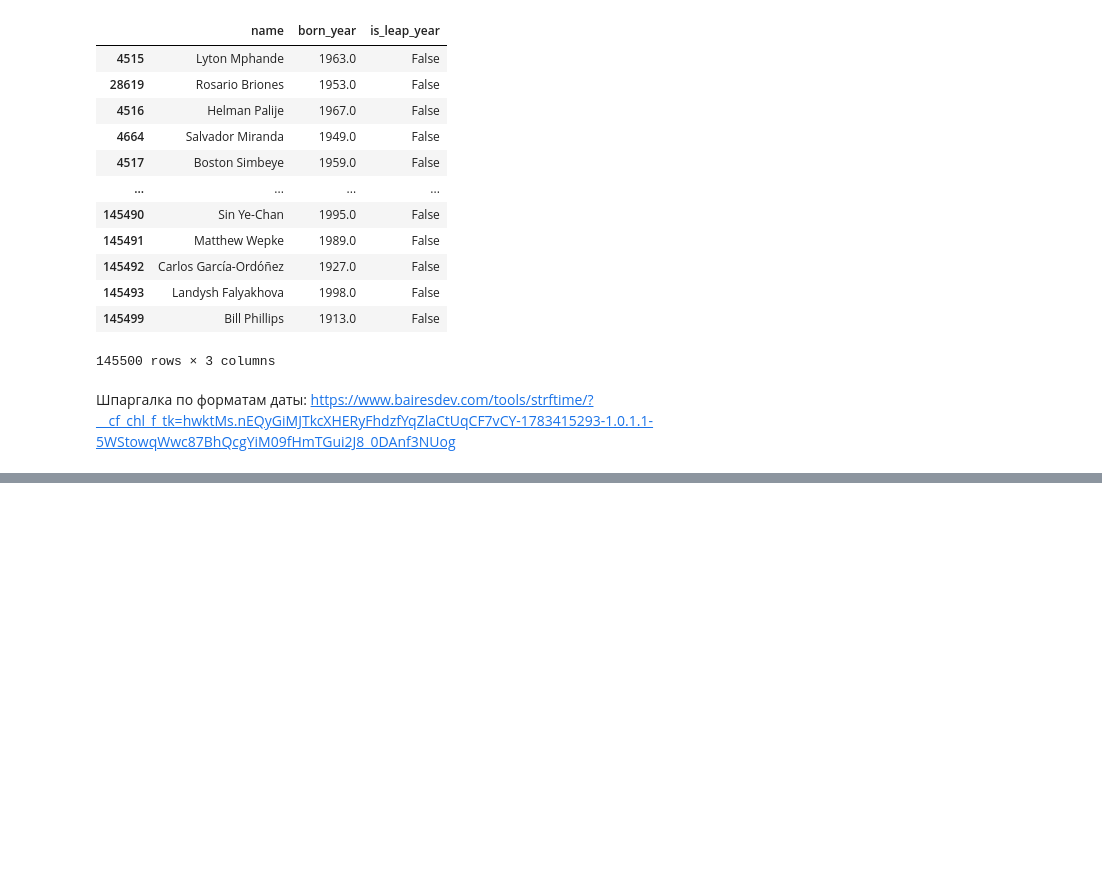
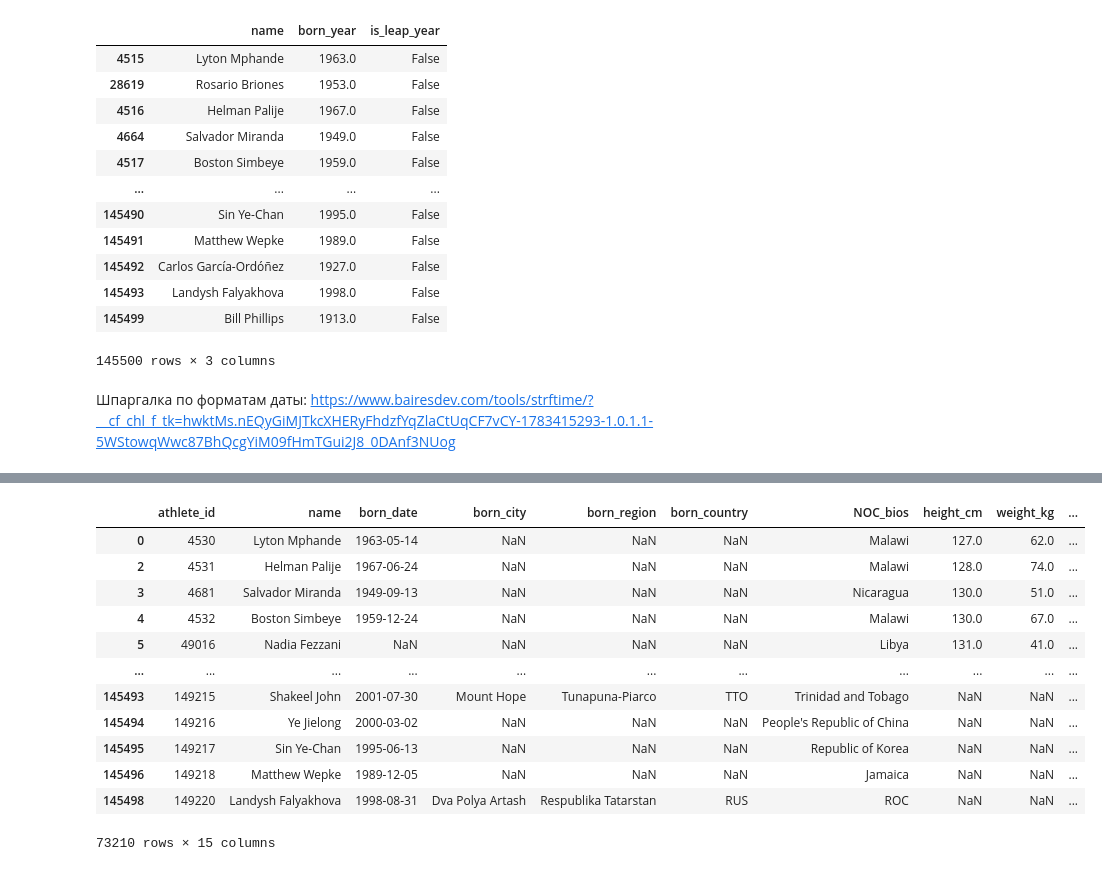
Before and after one commit to KidIsKing/learn_pandas, a Jupyter notebook: tutorial.ipynb, the cells around one changed output, grey strips where cells are left out. Saved outputs shown, nothing was run; the diff lists cells and outputs as text; code cells hidden in the pictures; blank space fills up the shorter version.

```diff
--- a/tutorial.ipynb
+++ b/tutorial.ipynb
@@ -781,0 +803,12 @@ bios_new.to_csv("data/bios_new.csv", index=False)  # Сохранение обн
+# %%
+def categorize_athlete(row):
+    """Определение атлета по весу и росту."""
+    if row["height_cm"] < 175 and row["weight_kg"] < 70:
+        return "Lightweight"
+    elif row["height_cm"] < 185 or row["weight_kg"] <= 80:
+        return "Middleweight"
+    else:
+        return "Heavyweight"
+
+
+bios["Category"] = bios.apply(categorize_athlete, axis=1)  # axis=1 - выбор между строками и столбцами (0 и 1 соответственно)
@@ -781,0 +824,2 @@ bios_new.to_csv("data/bios_new.csv", index=False)  # Сохранение обн
+# %%
+nocs = pd.read_csv("data/noc_regions.csv")
@@ -781,0 +835,7 @@ bios_new.to_csv("data/bios_new.csv", index=False)  # Сохранение обн
+# %%
+bios_new = pd.merge(bios, nocs, left_on="born_country", right_on="NOC", how="left", suffixes=["_bios", "_noc"])  # Объединение таблиц
+# left_on="born_country", right_on="NOC" - выбираем столбцы, по которым будем объединять фреймы из первой таблицы и второй, что в аргументах указали ранее
+# how="left" - выбираем тип объединения, например, ещё есть "inner" и так далее, как в SQL запросах
+# suffixes=["_bios", "_noc"] - суффиксы для названия одинаковых столбцов из разных фреймов
+# %%
+bios_new.rename(columns={"region": "born_country_full"}, inplace=True)
@@ -781,0 +851,16 @@ bios_new.to_csv("data/bios_new.csv", index=False)  # Сохранение обн
+# %%
+bios_new[bios_new["NOC_bios"] != bios_new["born_country_full"]]  # Ищём записи, где страна рождения атлета не совпадает со страной, под флагом которой он выступал на Олимпийских играх
+# %% [output]
+|  | athlete_id | name | born_date | born_city | born_region | born_country | NOC_bios | height_cm | weight_kg | ... |
+| 0 | 4530 | Lyton Mphande | 1963-05-14 | NaN | NaN | NaN | Malawi | 127.0 | 62.0 | ... |
+| 2 | 4531 | Helman Palije | 1967-06-24 | NaN | NaN | NaN | Malawi | 128.0 | 74.0 | ... |
+| 3 | 4681 | Salvador Miranda | 1949-09-13 | NaN | NaN | NaN | Nicaragua | 130.0 | 51.0 | ... |
+| 4 | 4532 | Boston Simbeye | 1959-12-24 | NaN | NaN | NaN | Malawi | 130.0 | 67.0 | ... |
+| 5 | 49016 | Nadia Fezzani | NaN | NaN | NaN | NaN | Libya | 131.0 | 41.0 | ... |
+| ... | ... | ... | ... | ... | ... | ... | ... | ... | ... | ... |
+| 145493 | 149215 | Shakeel John | 2001-07-30 | Mount Hope | Tunapuna-Piarco | TTO | Trinidad and Tobago | NaN | NaN | ... |
+| 145494 | 149216 | Ye Jielong | 2000-03-02 | NaN | NaN | NaN | People's Republic of China | NaN | NaN | ... |
+| 145495 | 149217 | Sin Ye-Chan | 1995-06-13 | NaN | NaN | NaN | Republic of Korea | NaN | NaN | ... |
+| 145496 | 149218 | Matthew Wepke | 1989-12-05 | NaN | NaN | NaN | Jamaica | NaN | NaN | ... |
+| 145498 | 149220 | Landysh Falyakhova | 1998-08-31 | Dva Polya Artash | Respublika Tatarstan | RUS | ROC | NaN | NaN | ... |
+73210 rows × 15 columns
```
Also changed, not shown: parts of 52 cells of this notebook, 1 other file.
